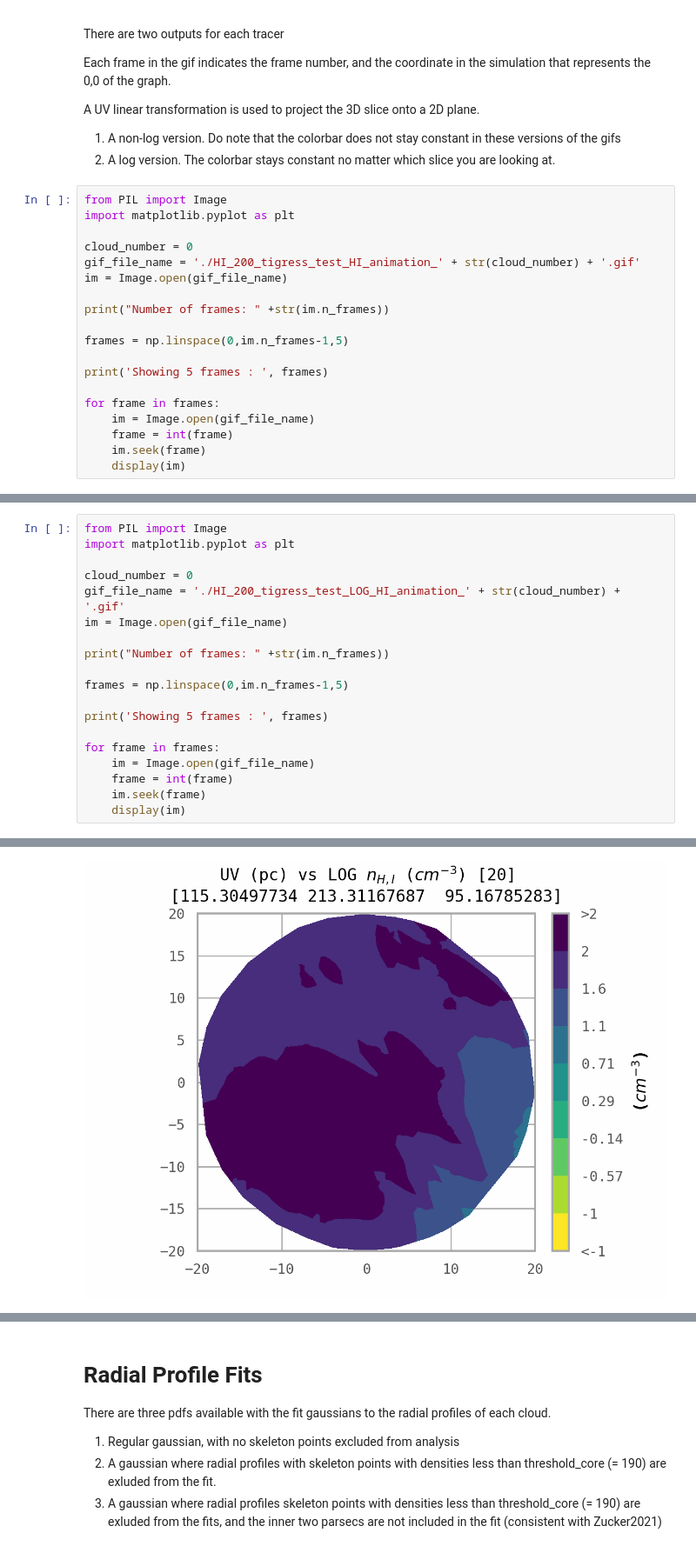
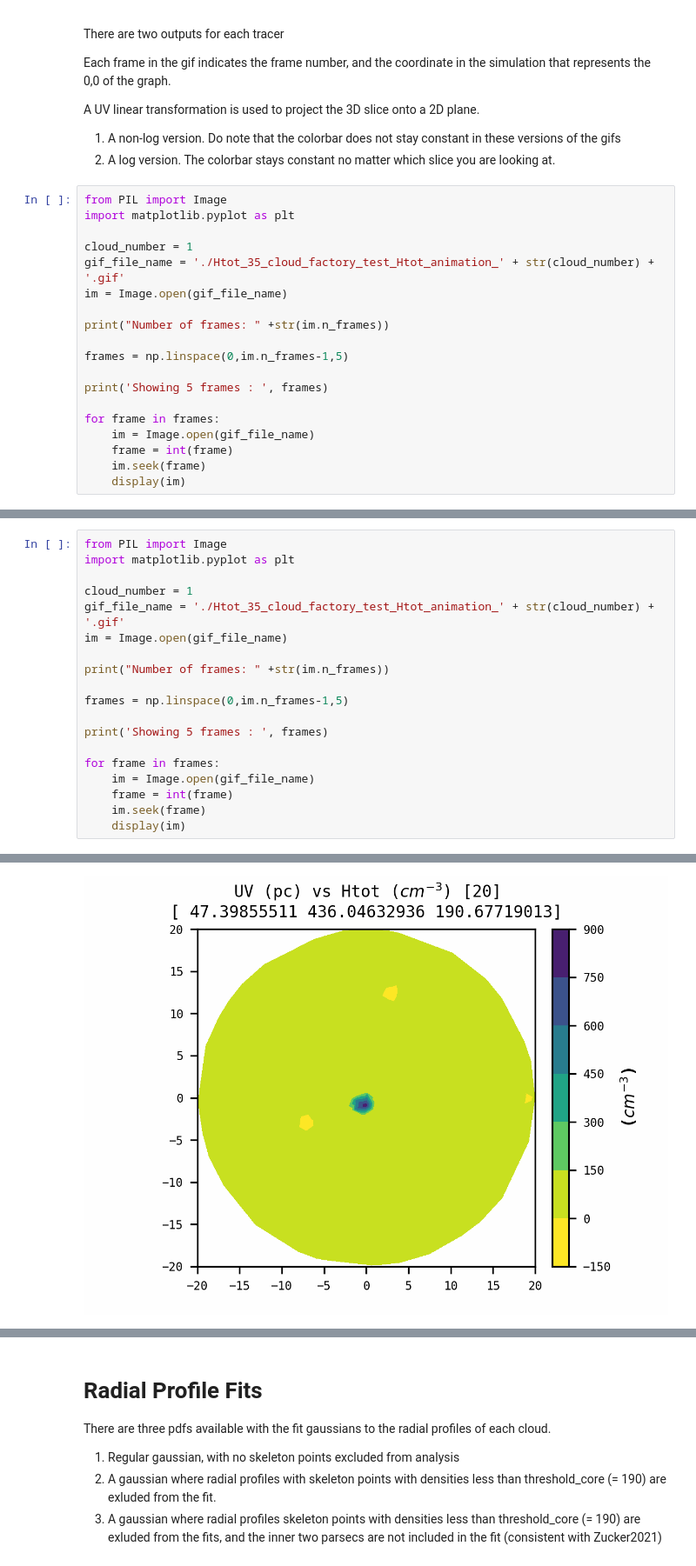
Before and after one commit to elijah-mullens/Skeletonizing-and-Analyzing-Pipeline-for-3D-Interstellar-Cloud-Ensembles-main, a Jupyter notebook: Single-Grid-Tutorials/Cloud-Factory-Single-Grid-Tutorial/User Friendly Analysis Generalized One Grid.ipynb, the cells around one changed output, grey strips where cells are left out. Shown at 87% size. Drawn from its saved outputs; the diff is of its cells as text.

Commit message:
Fixed one grid cloud tutorial

```diff
--- a/Single-Grid-Tutorials/Cloud-Factory-Single-Grid-Tutorial/User Friendly Analysis Generalized One Grid.ipynb
+++ b/Single-Grid-Tutorials/Cloud-Factory-Single-Grid-Tutorial/User Friendly Analysis Generalized One Grid.ipynb
@@ -2518,8 +2522,8 @@ A UV linear transformation is used to project the 3D slice onto a 2D plane.
 from PIL import Image
 import matplotlib.pyplot as plt
 
-cloud_number = 0
-gif_file_name = './HI_200_tigress_test_HI_animation_' + str(cloud_number) + '.gif'
+cloud_number = 1
+gif_file_name = './Htot_35_cloud_factory_test_Htot_animation_' + str(cloud_number) + '.gif'
 im = Image.open(gif_file_name)
 
 print("Number of frames: " +str(im.n_frames))
@@ -2545,8 +2549,8 @@ Showing 5 frames :  [ 0.    6.75 13.5  20.25 27.  ]
 from PIL import Image
 import matplotlib.pyplot as plt
 
-cloud_number = 0
-gif_file_name = './HI_200_tigress_test_LOG_HI_animation_' + str(cloud_number) + '.gif'
+cloud_number = 1
+gif_file_name = './Htot_35_cloud_factory_test_Htot_animation_' + str(cloud_number) + '.gif'
 im = Image.open(gif_file_name)
 
 print("Number of frames: " +str(im.n_frames))
@@ -2569 +2573 @@ Showing 5 frames :  [ 0.    6.75 13.5  20.25 27.  ]
-[figure, old version]
+[figure, new version]
```
Also changed, not shown: parts of 12 cells of this notebook.
